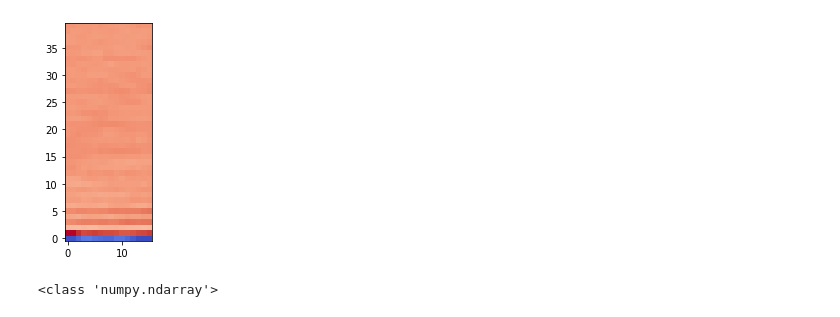
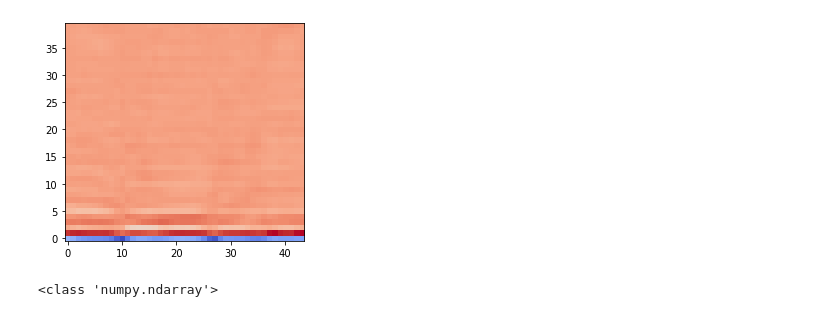
Before and after one commit to ambervb/dialogue-proj, a Jupyter notebook: CNN/Same_voice/CNN_Voice_YesNo_v4.ipynb, the cells around one changed output. Saved outputs shown, nothing was run; the diff lists cells and outputs as text; code cells hidden in the pictures.

```diff
--- a/CNN/Same_voice/CNN_Voice_YesNo_v4.ipynb
+++ b/CNN/Same_voice/CNN_Voice_YesNo_v4.ipynb
@@ -72,11 +72,11 @@ print(test_data_speaker.shape)
 # %%
 from matplotlib import cm
 fig, ax = plt.subplots()
-mfcc_data = data_speaker[-1]
+mfcc_data = data_speaker[3]
 cox = ax.imshow(mfcc_data, interpolation = 'nearest', cmap = cm.coolwarm, origin = 'lower')
 plt.show()
 # %% [output]
-[figure, old version]
+[figure, new version]
 # %%
 #df_data.drop(['isSpeaking'],axis = 1)
 X_train, X_val, y_train, y_val = train_test_split(data_speaker, labels, test_size = 0.2, random_state = 23)
```
Also changed, not shown: parts of 12 cells of this notebook.
